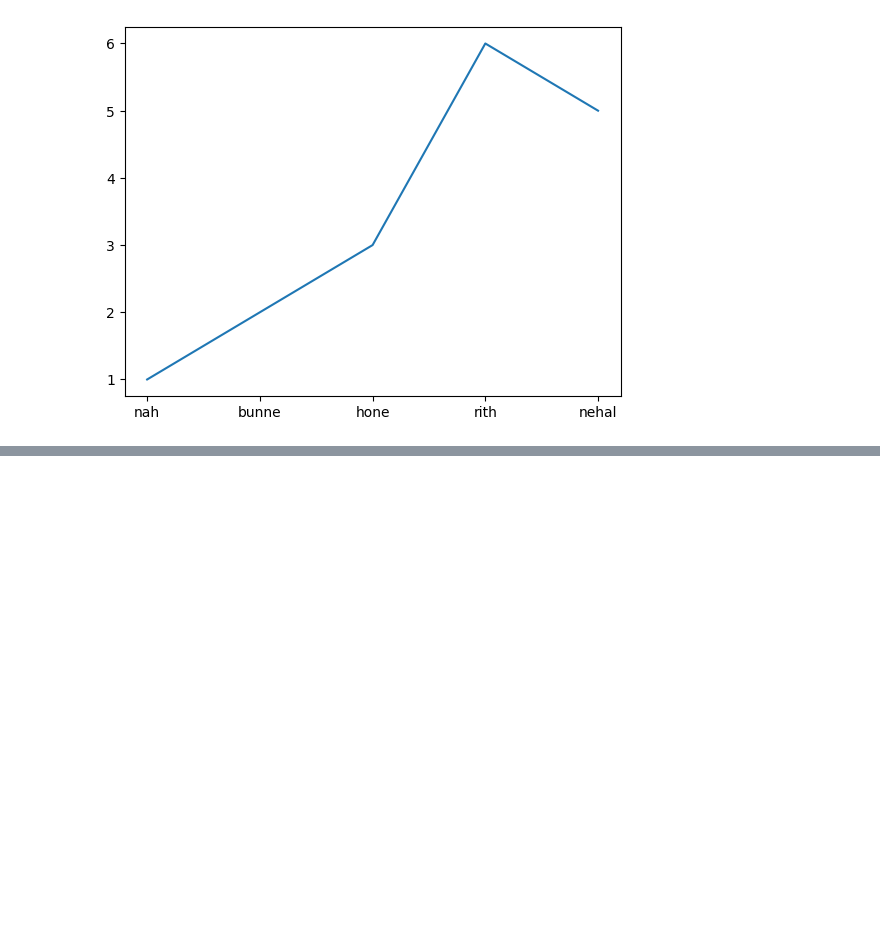
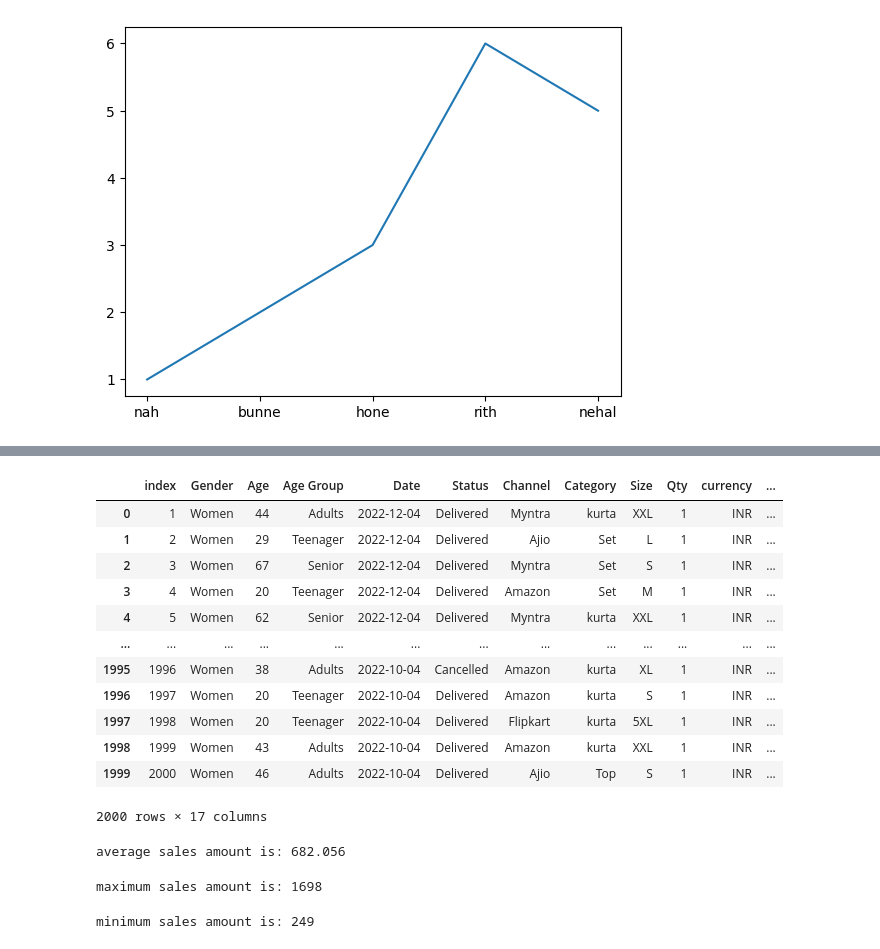
Before and after one commit to allunanda12/data-analytics-practice, a Jupyter notebook: Untitled18.ipynb, the cells around one changed output, grey strips where cells are left out. Cells and saved outputs as stored; diff of their text form; code cells hidden in the pictures; blank space fills up the shorter version.

```diff
--- a/Untitled18.ipynb
+++ b/Untitled18.ipynb
@@ -50,0 +90,32 @@ high active member rith
+# %%
+dt=data.head(2000)
+dt
+# %% [output]
+|  | index | Gender | Age | Age Group | Date | Status | Channel | Category | Size | Qty | currency | ... |
+| 0 | 1 | Women | 44 | Adults | 2022-12-04 | Delivered | Myntra | kurta | XXL | 1 | INR | ... |
+| 1 | 2 | Women | 29 | Teenager | 2022-12-04 | Delivered | Ajio | Set | L | 1 | INR | ... |
+| 2 | 3 | Women | 67 | Senior | 2022-12-04 | Delivered | Myntra | Set | S | 1 | INR | ... |
+| 3 | 4 | Women | 20 | Teenager | 2022-12-04 | Delivered | Amazon | Set | M | 1 | INR | ... |
+| 4 | 5 | Women | 62 | Senior | 2022-12-04 | Delivered | Myntra | kurta | XXL | 1 | INR | ... |
+| ... | ... | ... | ... | ... | ... | ... | ... | ... | ... | ... | ... | ... |
+| 1995 | 1996 | Women | 38 | Adults | 2022-10-04 | Cancelled | Amazon | kurta | XL | 1 | INR | ... |
+| 1996 | 1997 | Women | 20 | Teenager | 2022-10-04 | Delivered | Amazon | kurta | S | 1 | INR | ... |
+| 1997 | 1998 | Women | 20 | Teenager | 2022-10-04 | Delivered | Flipkart | kurta | 5XL | 1 | INR | ... |
+| 1998 | 1999 | Women | 43 | Adults | 2022-10-04 | Delivered | Amazon | kurta | XXL | 1 | INR | ... |
+| 1999 | 2000 | Women | 46 | Adults | 2022-10-04 | Delivered | Ajio | Top | S | 1 | INR | ... |
+2000 rows × 17 columns
+# %%
+avg_sales_amout=sum(dt['Amount'])/len(dt['Amount'])
+print("average sales amount is:",avg_sales_amout)
+# %% [output]
+average sales amount is: 682.056
+# %%
+max_sales_amount=max(dt['Amount'])
+print("maximum sales amount is:",max_sales_amount)
+# %% [output]
+maximum sales amount is: 1698
+# %%
+min_sales_amount=min(dt['Amount'])
+print("minimum sales amount is:",min_sales_amount)
+# %% [output]
+minimum sales amount is: 249
```
Also changed, not shown: parts of 9 cells of this notebook.
